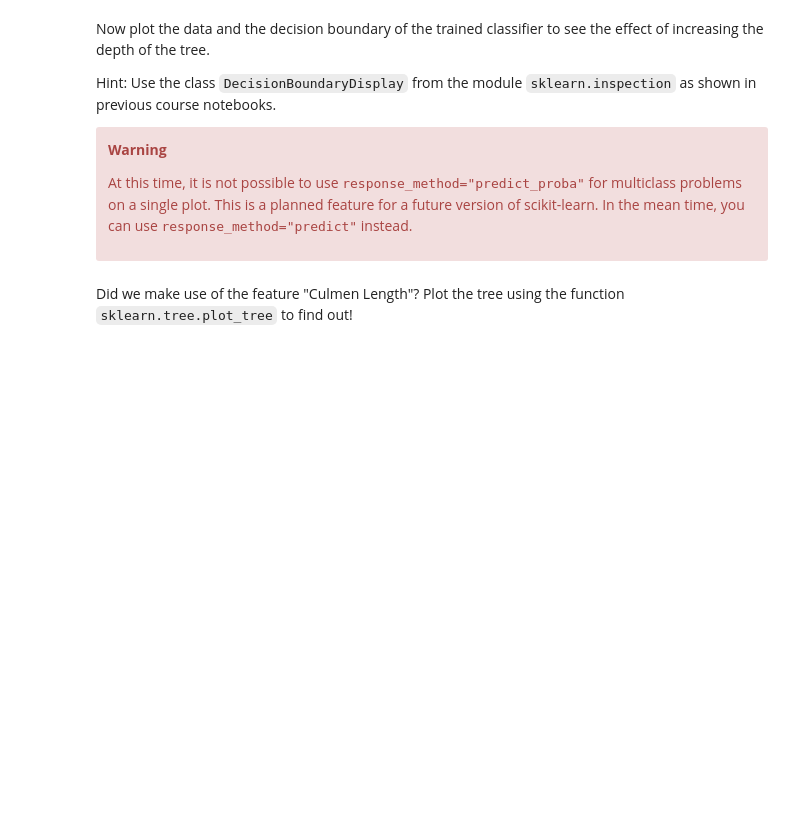
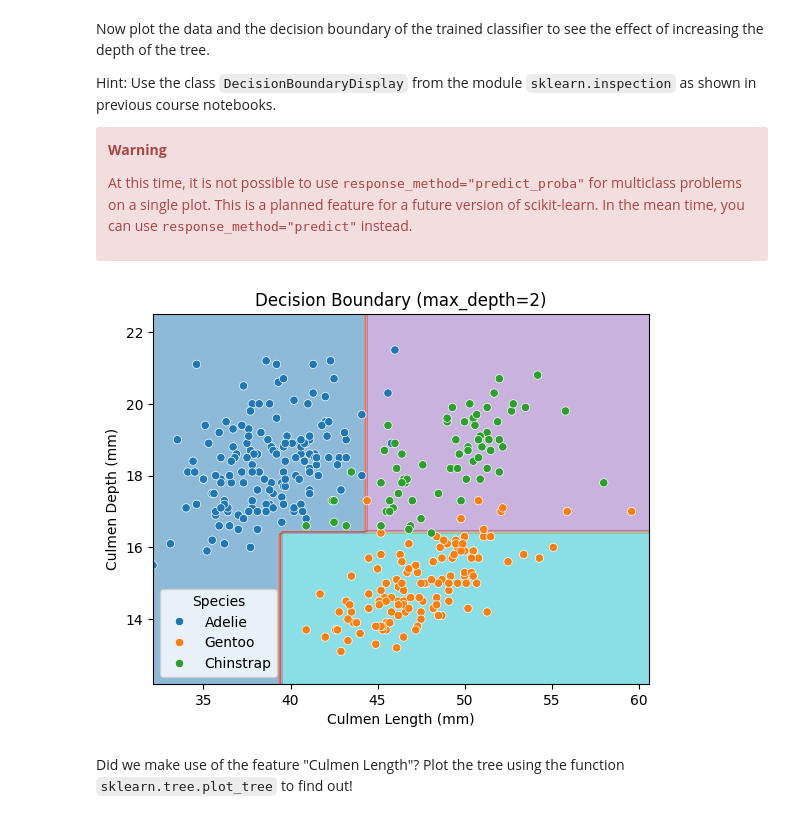
Before and after one commit to zeyad70/week3, a Jupyter notebook: week-3/trees_ex_01.ipynb, the cells around one changed output. Drawn from its saved outputs; the diff is of its cells as text; code cells hidden in the pictures; blank space fills up the shorter version.

```diff
--- a/week-3/trees_ex_01.ipynb
+++ b/week-3/trees_ex_01.ipynb
@@ -56,3 +54,29 @@ version of scikit-learn. In the mean time, you can use
+# %%
+import matplotlib.pyplot as plt
+from sklearn.inspection import DecisionBoundaryDisplay
+import seaborn as sns
+
+disp = DecisionBoundaryDisplay.from_estimator(
+    tree_clf,
+    data_train,
+    response_method="predict",
+    cmap="tab10",
+    alpha=0.5
+)
+
+sns.scatterplot(
+    data=penguins,
+    x=culmen_columns[0],
+    y=culmen_columns[1],
+    hue=target_column,
+    palette="tab10",
+    ax=disp.ax_
+)
+
+plt.title("Decision Boundary (max_depth=2)")
+plt.show()
+# %% [output]
+[figure, added]
 # %% [markdown]
 Did we make use of the feature "Culmen Length"? Plot the tree using the
 function `sklearn.tree.plot_tree` to find out!
```
Also changed, not shown: parts of 1 cell of this notebook.
